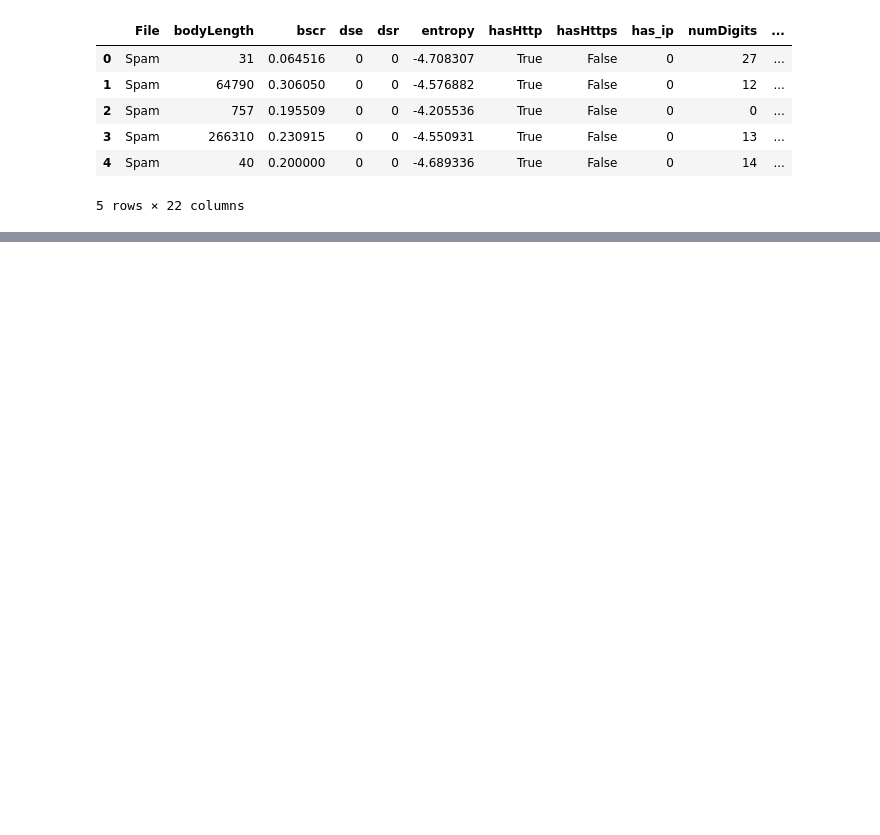
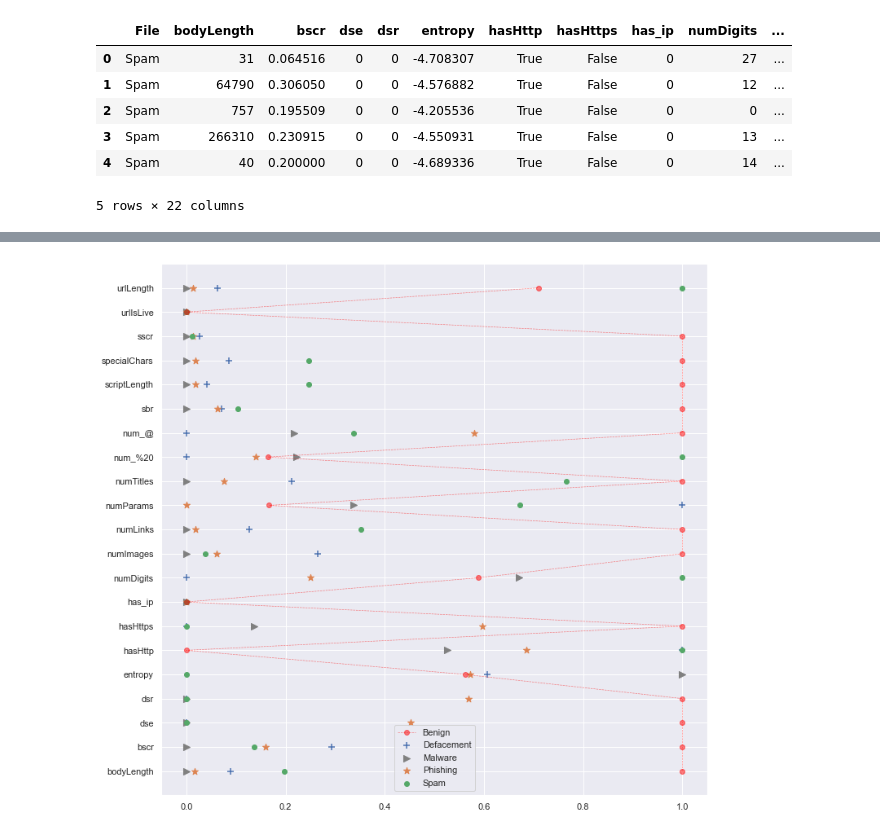
Before and after one commit to Rohith-2/url_classification_dl, a Jupyter notebook: Notebook/DataProcessing.ipynb, the cells around one changed output, grey strips where cells are left out. Saved outputs shown, nothing was run; the diff lists cells and outputs as text; code cells hidden in the pictures; blank space fills up the shorter version.

```diff
--- a/Notebook/DataProcessing.ipynb
+++ b/Notebook/DataProcessing.ipynb
@@ -44,3 +44,26 @@ mean_df.head()
+# %%
+from sklearn import preprocessing
+x = mean_df.values #returns a numpy array
+min_max_scaler = preprocessing.MinMaxScaler()
+x_scaled = min_max_scaler.fit_transform(x)
+mean_d = pd.DataFrame(x_scaled)
+# %%
+ben = mean_d.iloc[0].to_numpy()
+defa = mean_d.iloc[1].to_numpy()
+mal = mean_d.iloc[2].to_numpy()
+phis = mean_d.iloc[3].to_numpy()
+spam = mean_d.iloc[4].to_numpy()
+# %%
+plt.figure(figsize=(12,12))
+plt.plot(ben,col, color='red', marker='o',linewidth=0.65,linestyle="--",alpha=0.5)
+plt.scatter(defa,col, marker='+',s=80)
+plt.scatter(mal,col, color='grey', marker='>',s=65)
+plt.scatter(phis,col, marker='*',s=70)
+plt.scatter(spam,col, marker='o')
+plt.legend(['Benign', 'Defacement', 'Malware', 'Phishing', 'Spam'])
+plt.show()
+# %% [output]
+[figure, added]
 # %%
 objects = [i for i in data.columns if 'object' in str(data.dtypes[i])]
 booleans = [i for i in data.columns if 'bool' in str(data.dtypes[i])]
```
Also changed, not shown: parts of 3 cells of this notebook, 2 other files.
